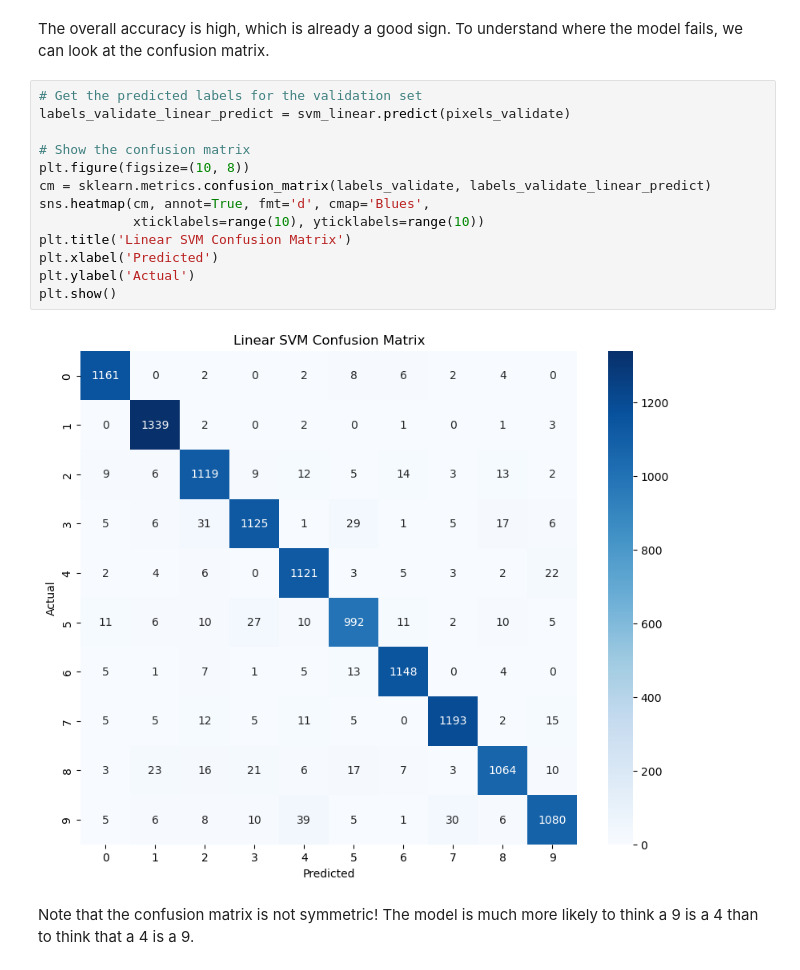
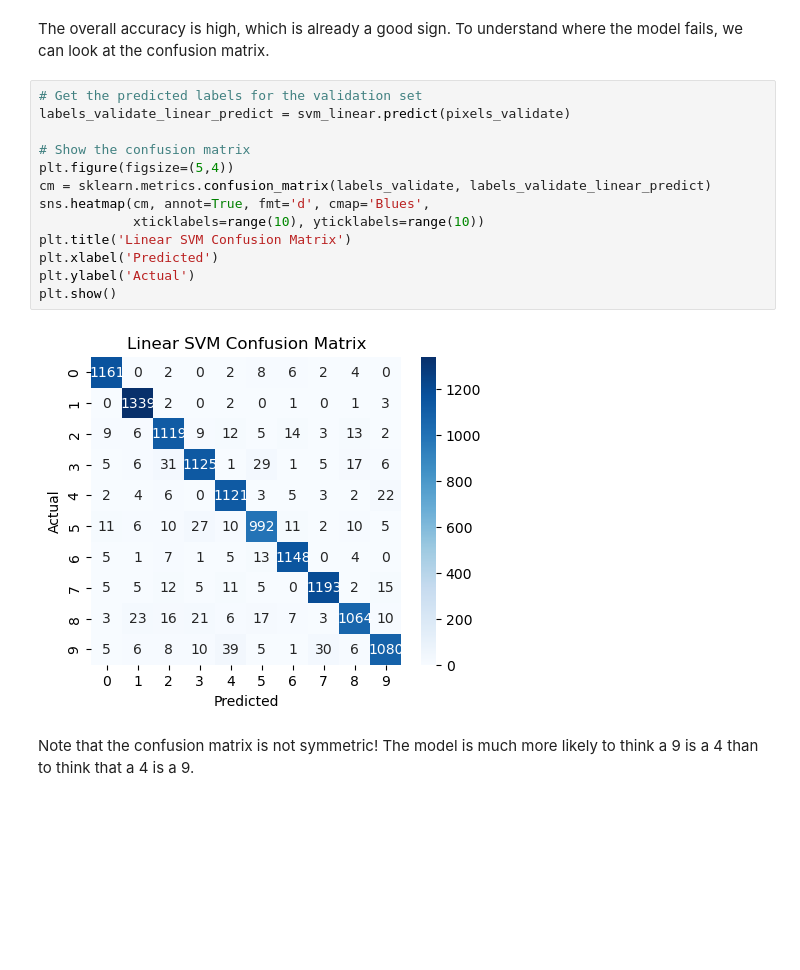
Before and after one commit to cryoTUD/ai4nanobiology, a Jupyter notebook: week_4/mnist_with_svm.ipynb, the cells around one changed output. Drawn from its saved outputs; the diff is of its cells as text; blank space fills up the shorter version.

```diff
--- a/week_4/mnist_with_svm.ipynb
+++ b/week_4/mnist_with_svm.ipynb
@@ -205,18 +247,18 @@ The overall accuracy is high, which is already a good sign. To understand where
 # %%
 # Get the predicted labels for the validation set
 labels_validate_linear_predict = svm_linear.predict(pixels_validate)
 
 # Show the confusion matrix
-plt.figure(figsize=(10, 8))
+plt.figure(figsize=(5,4))
 cm = sklearn.metrics.confusion_matrix(labels_validate, labels_validate_linear_predict)
 sns.heatmap(cm, annot=True, fmt='d', cmap='Blues',
             xticklabels=range(10), yticklabels=range(10))
 plt.title('Linear SVM Confusion Matrix')
 plt.xlabel('Predicted')
 plt.ylabel('Actual')
 plt.show()
 # %% [output]
-[figure, old version]
+[figure, new version]
 # %% [markdown]
 Note that the confusion matrix is not symmetric! The model is much more likely to think a 9 is a 4 than to think that a 4 is a 9.
 # %%
```
Also changed, not shown: parts of 44 cells of this notebook, 1 other file.
